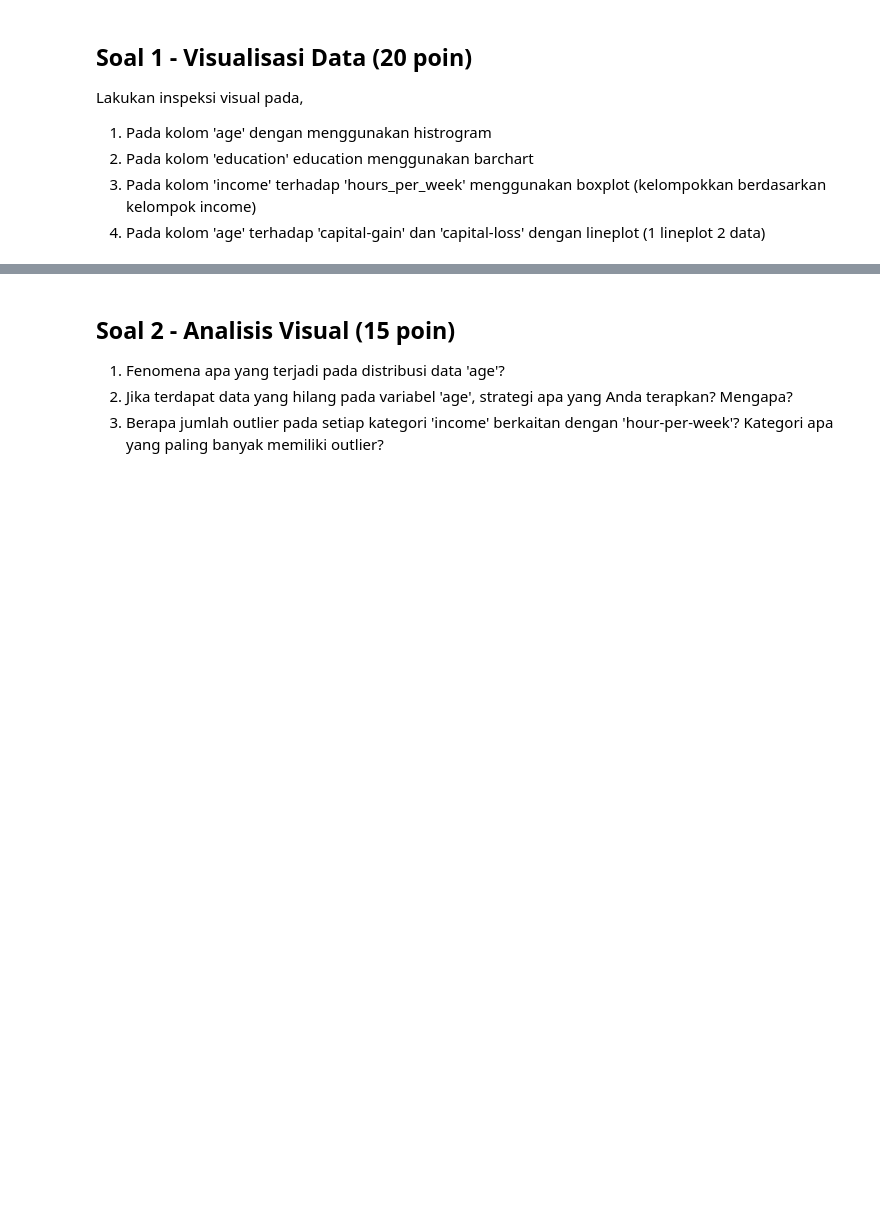
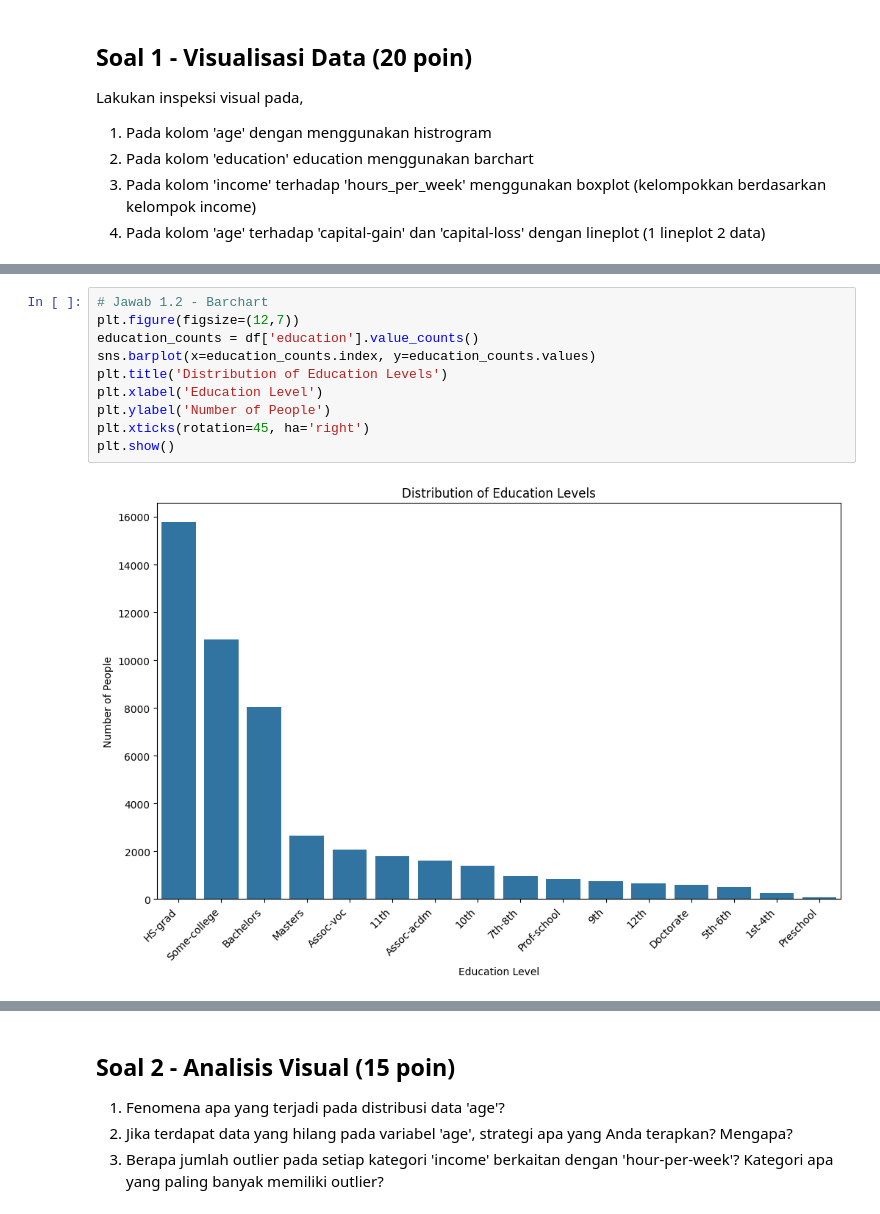
Before and after one commit to Oktavian19/ML_2025, a Jupyter notebook: JS04_SOAL_KUIS1_ML.ipynb, the cells around one changed output, grey strips where cells are left out. Drawn from its saved outputs; the diff is of its cells as text; blank space fills up the shorter version.

```diff
--- a/JS04_SOAL_KUIS1_ML.ipynb
+++ b/JS04_SOAL_KUIS1_ML.ipynb
@@ -108,0 +236,12 @@ Lakukan inspeksi visual pada,
+# %%
+# Jawab 1.2 - Barchart
+plt.figure(figsize=(12,7))
+education_counts = df['education'].value_counts()
+sns.barplot(x=education_counts.index, y=education_counts.values)
+plt.title('Distribution of Education Levels')
+plt.xlabel('Education Level')
+plt.ylabel('Number of People')
+plt.xticks(rotation=45, ha='right')
+plt.show()
+# %% [output]
+[figure, added]
```
Also changed, not shown: parts of 22 cells of this notebook.
